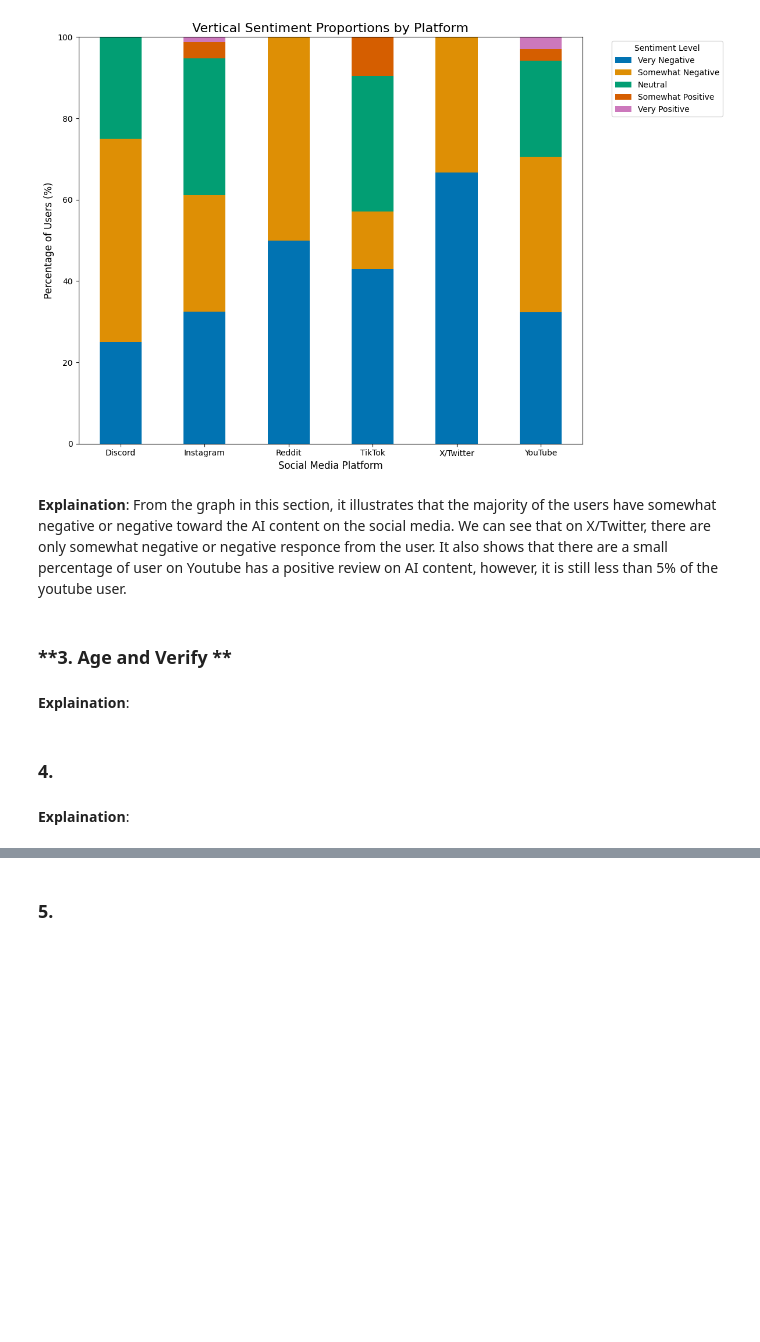
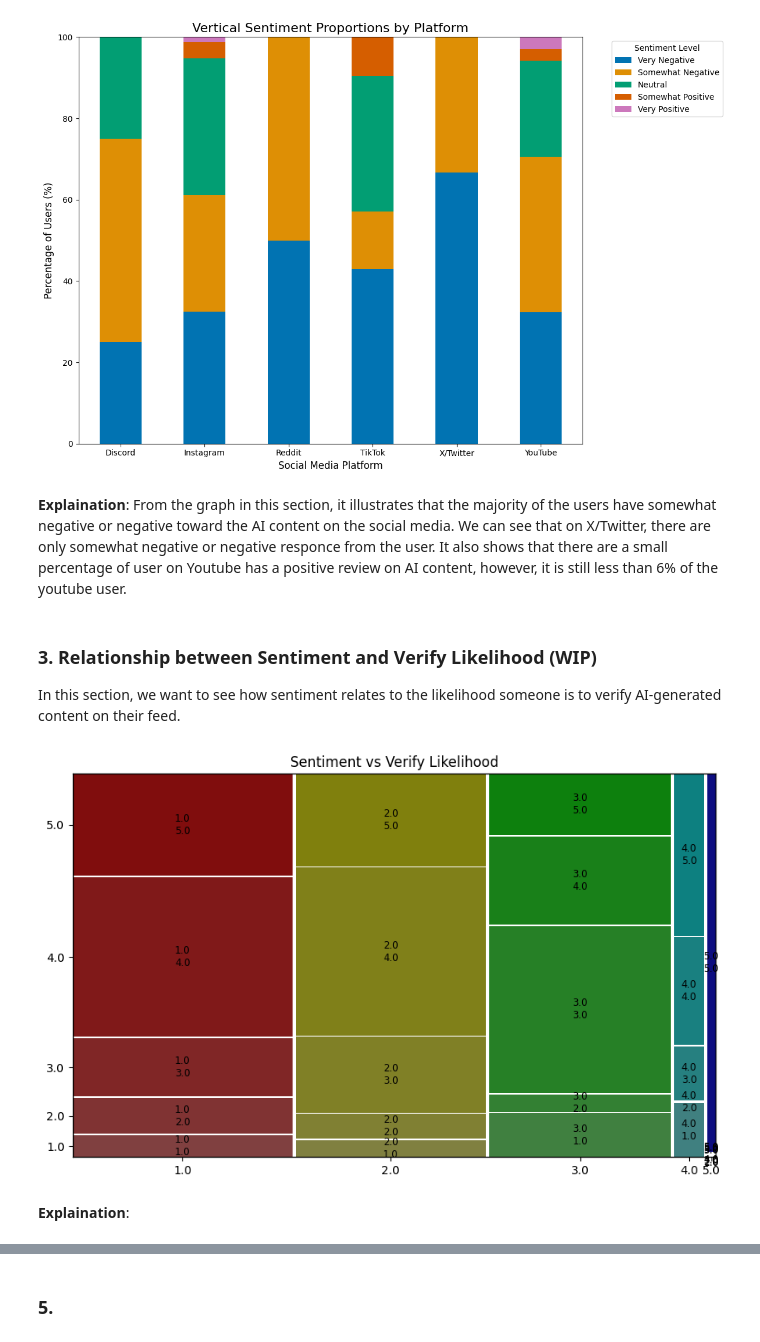
Before and after one commit to darklsor56/CS105-Team11-SP26, a Jupyter notebook: CS105_mini_Project.ipynb, the cells around one changed output, grey strips where cells are left out. Drawn from its saved outputs; the diff is of its cells as text; code cells hidden in the pictures; blank space fills up the shorter version.

Commit message:
Graphs 3 and 4

```diff
--- a/CS105_mini_Project.ipynb
+++ b/CS105_mini_Project.ipynb
@@ -186,12 +188,18 @@ YouTube           2.941176
 <Figure size 1200x800 with 0 Axes>
 [figure]
 # %% [markdown]
-**Explaination**: From the graph in this section, it illustrates that the  majority of the users have somewhat negative or negative toward the AI content on the social media. We can see that on X/Twitter, there are only somewhat negative or negative responce from the user. It also shows that there are a small percentage of user on Youtube has a positive review on AI content, however, it is still less than 5% of the youtube user.
+**Explaination**: From the graph in this section, it illustrates that the  majority of the users have somewhat negative or negative toward the AI content on the social media. We can see that on X/Twitter, there are only somewhat negative or negative responce from the user. It also shows that there are a small percentage of user on Youtube has a positive review on AI content, however, it is still less than 6% of the youtube user.
-# %% [markdown]
-### **3. Age and Verify **
+# %% [markdown]
+### **3. Relationship between Sentiment and Verify Likelihood (WIP)**
+
+In this section, we want to see how sentiment relates to the likelihood someone is to verify AI-generated content on their feed.
+# %%
+from statsmodels.graphics.mosaicplot import mosaic
+fig, ax = plt.subplots(figsize=(10, 6))
+mosaic(df.sort_values('Sentiment').sort_values('Verify_Likelihood'),['Sentiment', 'Verify_Likelihood'],
+       title = 'Sentiment vs Verify Likelihood', ax = ax)
+plt.show()
+# %% [output]
+[figure, added]
 # %% [markdown]
 **Explaination**:
-# %% [markdown]
-### **4.**
-# %% [markdown]
-**Explaination**:
```
Also changed, not shown: parts of 5 cells of this notebook.
